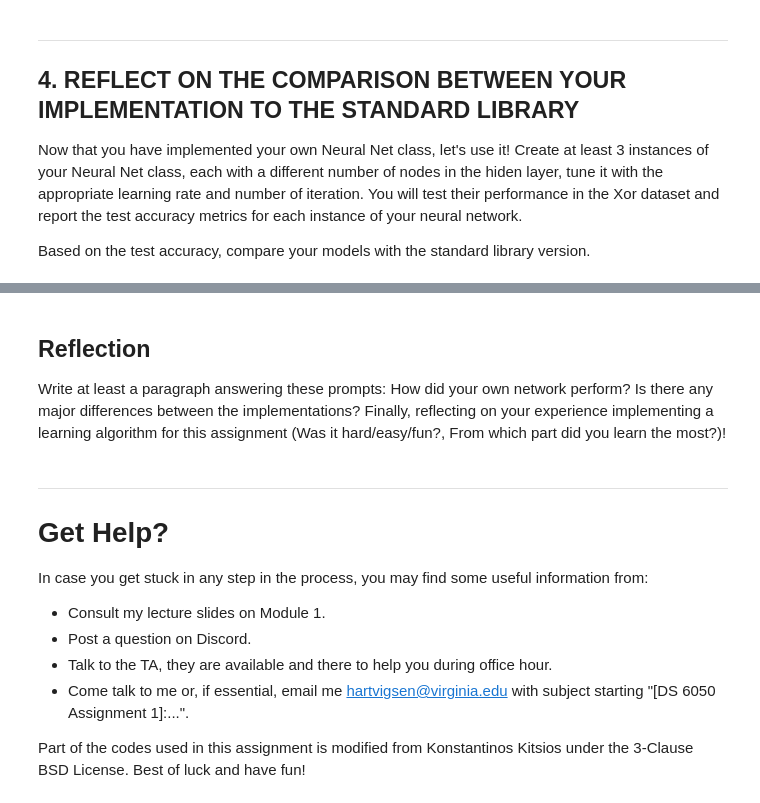
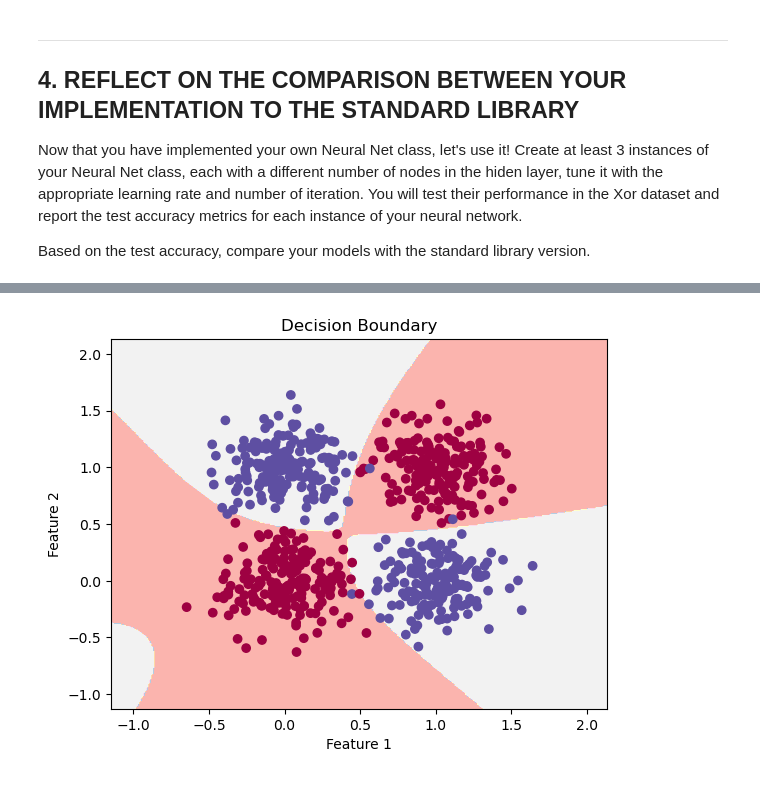
Before and after one commit to alojessica/Deep-Learning, a Jupyter notebook: wrf6bc_assignment_1_ann.ipynb, the cells around one changed output, grey strips where cells are left out. Saved outputs shown, nothing was run; the diff lists cells and outputs as text; code cells hidden in the pictures.

Commit message:
Assignment 1

```diff
--- a/wrf6bc_assignment_1_ann.ipynb
+++ b/wrf6bc_assignment_1_ann.ipynb
@@ -266,16 +391,18 @@ Now that you have implemented your own Neural Net class, let's use it! Create at
 Based on the test accuracy, compare your models with the standard library version.
 # %%
 # MODEL 1 here
-n0 = # input layer dimensionality
-n1 = # hiden layer dimensionality
-n2 = # output layer dimensionality
-alpha = # learning rate for gradient descent
-epochs = # number of iteration/epochs
+n0 = 2
+n1 = 5
+n2 = 2
+alpha = 0.5
+epochs = 200
 
 # Build a model with 3 layers
-myModel1 = MyNeuralNet(n0, n1, n2, alpha);
+myModel1 = MyNeuralNet(n0, n1, n2, alpha)
 myModel1.fit(X_train, y_train, epochs, X_val, y_val)
-print("Accuracy on the test set is ", myModel1.evaluate(X_test, y_test))
+model1acc = myModel1.evaluate(X_test, y_test)
+print("Accuracy on the test set is ", model1acc)
 
 # Plot the decision boundary
 myModel1.plot_decision_boundary(X_train, y_train)
+# %% [output]
@@ -281,0 +426 @@ myModel1.plot_decision_boundary(X_train, y_train)
+[figure, added]
@@ -288,14 +426,0 @@ myModel1.plot_decision_boundary(X_train, y_train)
-# %% [markdown]
-## Reflection
-Write at least a paragraph answering these prompts: How did your own network perform? Is there any major differences between the implementations? Finally, reflecting on your experience implementing a learning algorithm for this assignment (Was it hard/easy/fun?, From which part did you learn the most?)!
-# %% [markdown]
----
-# Get Help?
-In case you get stuck in any step in the process, you may find some useful information from:
-
- * Consult my lecture slides on Module 1.
- * Post a question on Discord.
- * Talk to the TA, they are available and there to help you during office hour.
- * Come talk to me or, if essential, email me <hartvigsen@virginia.edu> with subject starting "[DS 6050 Assignment 1]:...".
-
-Part of the codes used in this assignment is modified from Konstantinos Kitsios under the 3-Clause BSD License. Best of luck and have fun!
```
Also changed, not shown: parts of 15 cells of this notebook.
